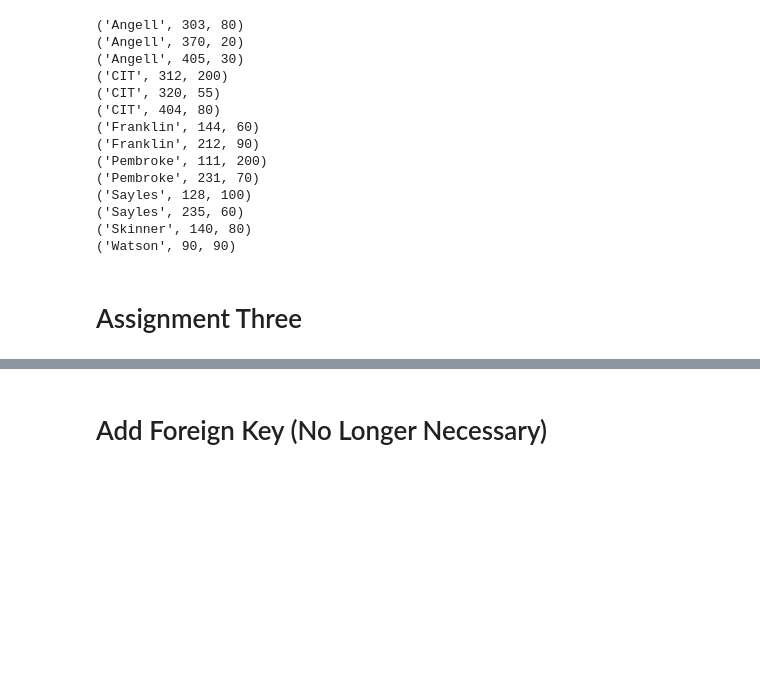
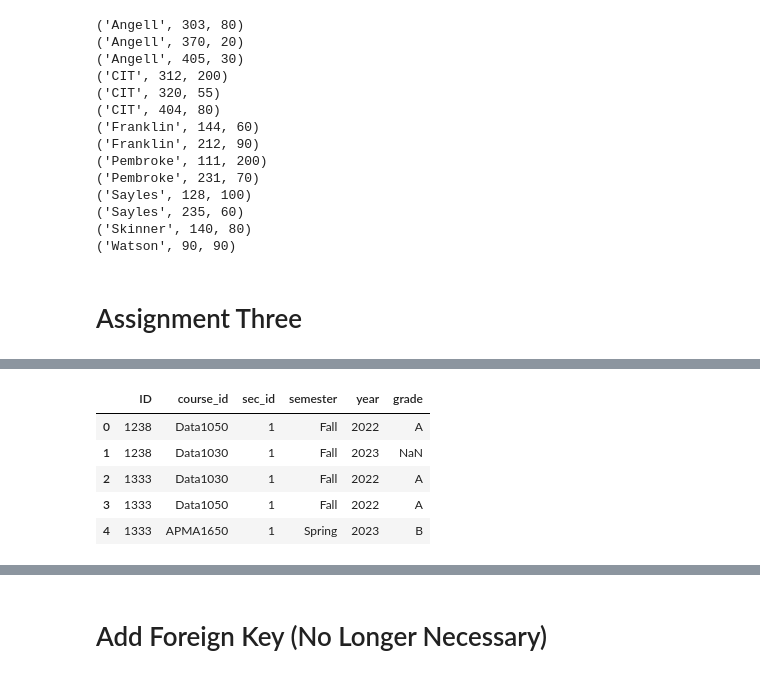
Before and after one commit to sirjimmylin/DATA1050-Fall2024, a Jupyter notebook: mysql.ipynb, the cells around one changed output, grey strips where cells are left out. Drawn from its saved outputs; the diff is of its cells as text; code cells hidden in the pictures; blank space fills up the shorter version.

```diff
--- a/mysql.ipynb
+++ b/mysql.ipynb
@@ -625,0 +833,11 @@ mycursor.execute('''
+# %%
+#point the path to where in your hard drive you have stored the file takes.csv
+data = pd.read_csv("takes.csv")
+data.head()
+# %% [output]
+|  | ID | course_id | sec_id | semester | year | grade |
+| 0 | 1238 | Data1050 | 1 | Fall | 2022 | A |
+| 1 | 1238 | Data1030 | 1 | Fall | 2023 | NaN |
+| 2 | 1333 | Data1030 | 1 | Fall | 2022 | A |
+| 3 | 1333 | Data1050 | 1 | Fall | 2022 | A |
+| 4 | 1333 | APMA1650 | 1 | Spring | 2023 | B |
```
Also changed, not shown: parts of 29 cells of this notebook.
